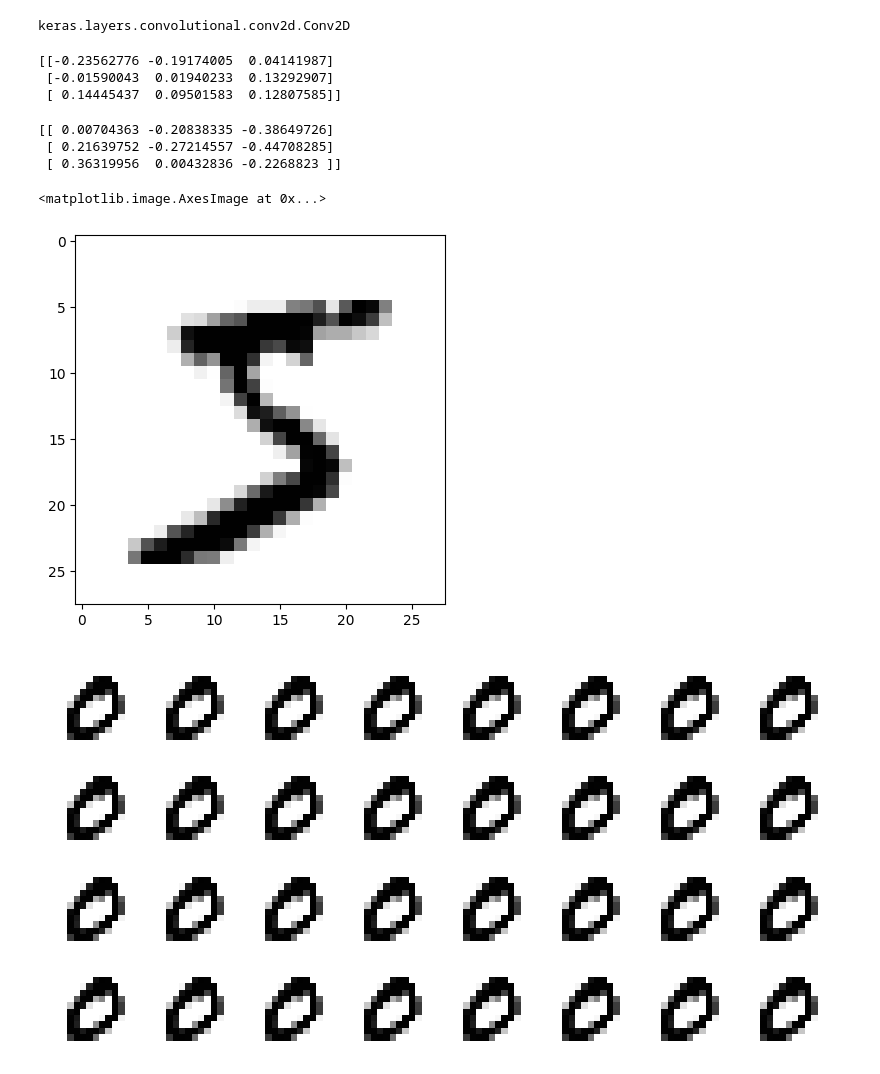
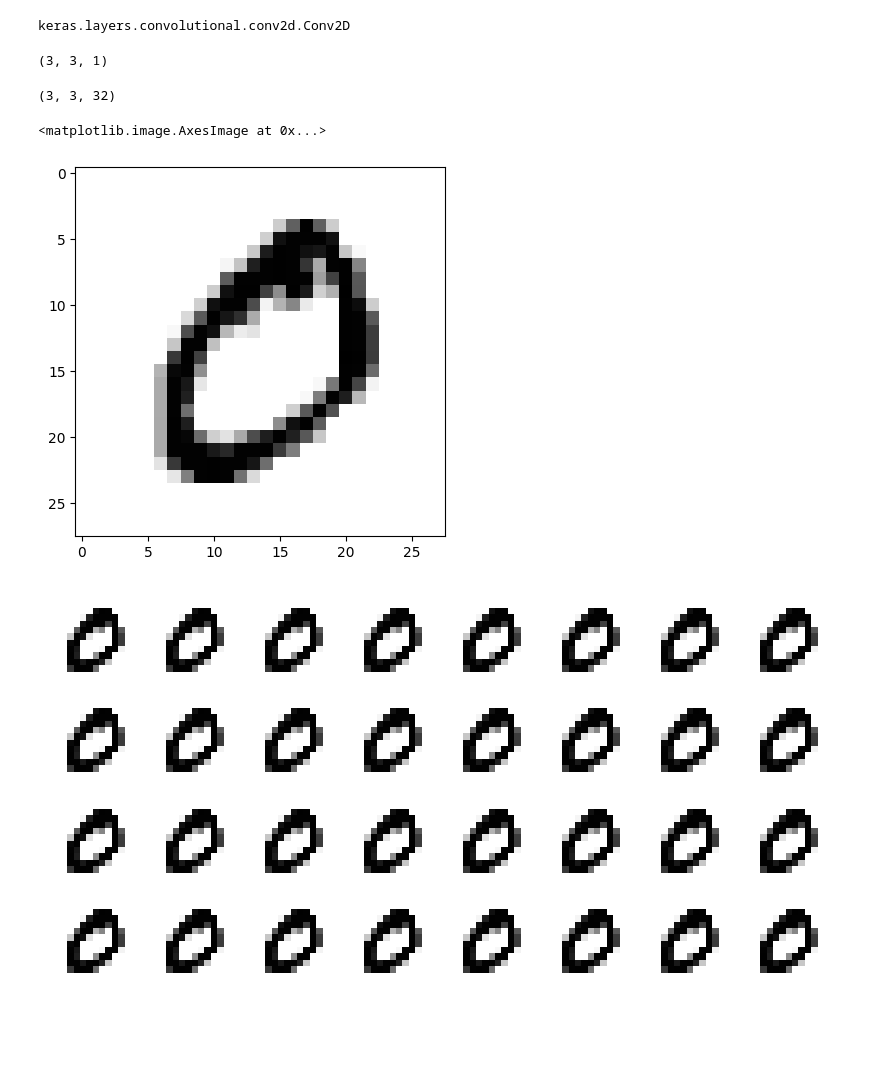
Before and after one commit to lmcanavals/ml_20231, a Jupyter notebook: 1102_into_the_mind_of_a_CNN.ipynb, the cells around one changed output. Saved outputs shown, nothing was run; the diff lists cells and outputs as text; code cells hidden in the pictures; blank space fills up the shorter version.

```diff
--- a/1102_into_the_mind_of_a_CNN.ipynb
+++ b/1102_into_the_mind_of_a_CNN.ipynb
@@ -139,24 +140,21 @@ def maxpool(mat, side, stride):
             res[i, j] = np.max(mat[i*side:(i+1)*side, j*side:(j+1)*side])
     return res
 # %%
-k = np.array(model.layers[0].kernel[:,:, 0, 0])
-print(k)
+k = np.array(model.layers[0].kernel[:,:,:, 0])
+print(k.shape)
 # %% [output]
-[[-0.23562776 -0.19174005  0.04141987]
- [-0.01590043  0.01940233  0.13292907]
- [ 0.14445437  0.09501583  0.12807585]]
+(3, 3, 1)
 # %%
-k = np.array(model.layers[0].kernel[:,:, 0, 1])
-print(k)
+k = np.array(model.layers[2].kernel[:,:,:, 0])
+print(k.shape)
 # %% [output]
-[[ 0.00704363 -0.20838335 -0.38649726]
- [ 0.21639752 -0.27214557 -0.44708285]
- [ 0.36319956  0.00432836 -0.2268823 ]]
+(3, 3, 32)
 # %%
-plt.imshow(x_train[0], cmap="gray_r")
+imidx=1
+plt.imshow(x_train[imidx], cmap="gray_r")
 # %% [output]
 <matplotlib.image.AxesImage at 0x...>
-[figure, old version]
+[figure, new version]
 # %%
 plt.figure(figsize=(10, 5))
 for i in range(32):
```
Also changed, not shown: parts of 8 cells of this notebook.
